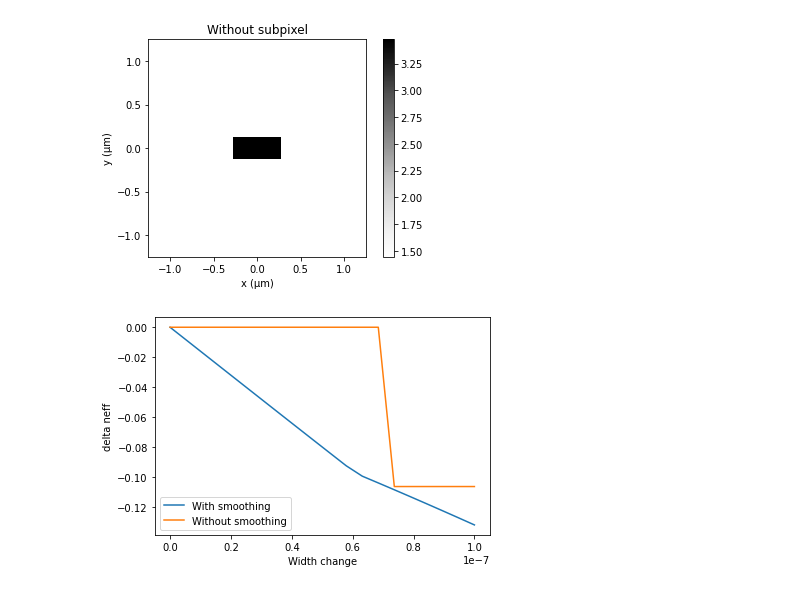
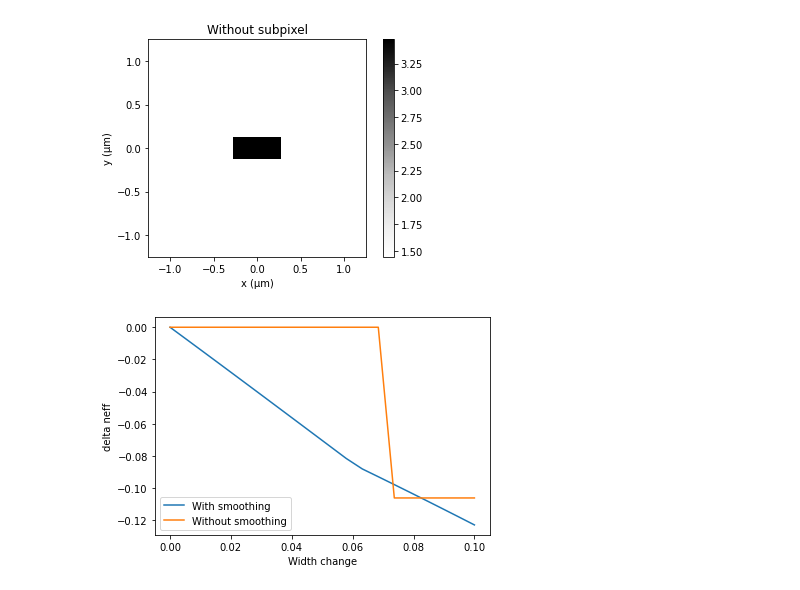
Before and after one commit to BYUCamachoLab/emepy, a Jupyter notebook: examples/tutorials/subpixel.ipynb, the cells around one changed output. Cells and saved outputs as stored; diff of their text form; code cells hidden in the pictures.

```diff
--- a/examples/tutorials/subpixel.ipynb
+++ b/examples/tutorials/subpixel.ipynb
@@ -8,9 +8,9 @@ from matplotlib import pyplot as plt
 from emepy.tools import circle_to_n
 from emepy.fd import MSEMpy
 
-def run(radius=1e-6, subpixel=True, mesh=50):
-    x = np.linspace(-1.25e-6, 1.25e-6, mesh)
-    y = np.linspace(-1.25e-6, 1.25e-6, mesh)
+def run(radius=1, subpixel=True, mesh=50):
+    x = np.linspace(-1.25, 1.25, mesh)
+    y = np.linspace(-1.25, 1.25, mesh)
     n = circle_to_n(
             (0, 0),
             radius,
@@ -22,7 +22,7 @@ def run(radius=1e-6, subpixel=True, mesh=50):
         )
     xx = ((x)[1:] + (x)[:-1]) / 2
     yy = ((y)[1:] + (y)[:-1]) / 2
-    ms = MSEMpy(wl=1.55e-6, n=n, x=xx, y=yy, num_modes=1)
+    ms = MSEMpy(wl=1.55, n=n, x=xx, y=yy, num_modes=1)
     ms.solve()
     return ms.get_mode()
 
@@ -41,17 +41,17 @@ plt.show()
 # %%
 with_smoothing = []
 without_smoothing = []
-alt = np.linspace(0, 1e-8, 20)
+alt = np.linspace(0, 1e-2, 20)
 
 for i, d in enumerate(alt):
-    mode1 = run(1e-6, True)
-    mode2 = run(1e-6 + d, True)
+    mode1 = run(1, True)
+    mode2 = run(1 + d, True)
     mode3 = mode1 - mode2
     mode3.n = mode2.n - mode1.n
     with_smoothing.append(np.real(mode1.neff - mode2.neff))
 
-    mode1 = run(1e-6, False)
-    mode2 = run(1e-6 + d, False)
+    mode1 = run(1, False)
+    mode2 = run(1 + d, False)
     mode3 = mode1 - mode2
     mode3.n = mode2.n - mode1.n
     without_smoothing.append(np.real(mode1.neff - mode2.neff))
@@ -73,14 +73,9 @@ from matplotlib import pyplot as plt
 from emepy.tools import rectangle_to_n
 from emepy.fd import MSEMpy
 
-def run(width=0.55e-6, subpixel=True, mesh=50):
-    x, y = (np.linspace(-1.25e-6,1.25e-6,mesh), np.linspace(-1.25e-6,1.25e-6,mesh))
-    ms = MSEMpy(wl=1.55e-6, width=width, thickness=0.22e-6, subpixel=subpixel, x=x, y=y)
-    # x, y = (np.linspace(-1.25e-6,1.25e-6,mesh), np.linspace(-1.25e-6,1.25e-6,mesh))
-    # n = rectangle_to_n((0,0), width, 0.22e-6, x,y, subpixel, 3.4, 1.5)
-    # xx = ((x)[1:] + (x)[:-1]) / 2
-    # yy = ((y)[1:] + (y)[:-1]) / 2
-    # ms = MSEMpy(wl=1.55e-6, n=n, x=xx, y=yy, num_modes=1)
+def run(width=0.55, subpixel=True, mesh=50):
+    x, y = (np.linspace(-1.25,1.25,mesh), np.linspace(-1.25,1.25,mesh))
+    ms = MSEMpy(wl=1.55, width=width, thickness=0.22, subpixel=subpixel, x=x, y=y)
     ms.solve()
     return ms.get_mode()
 
@@ -99,27 +94,27 @@ plt.show()
 # %%
 with_smoothing = []
 without_smoothing = []
-alt = np.linspace(0, 1e-7, 20)
+alt = np.linspace(0, 1e-1, 20)
 
 for i, d in enumerate(alt):
-    mode1 = run(0.5e-6, True, mesh=50)
-    mode2 = run(0.5e-6 + d, True, mesh=50)
+    mode1 = run(0.5, True, mesh=50)
+    mode2 = run(0.5 + d, True, mesh=50)
     mode3 = mode1 - mode2
     mode3.n = mode2.n - mode1.n
     with_smoothing.append(np.real(mode1.neff - mode2.neff))
 
-    mode1 = run(0.5e-6, False, mesh=49)
-    mode2 = run(0.5e-6 + d, False, mesh=49)
+    mode1 = run(0.5, False, mesh=49)
+    mode2 = run(0.5 + d, False, mesh=49)
     mode3 = mode1 - mode2
     mode3.n = mode2.n - mode1.n
     without_smoothing.append(np.real(mode1.neff - mode2.neff))
 
 plt.figure()
 plt.plot(alt, with_smoothing, label="With smoothing")
 plt.plot(alt, without_smoothing, label="Without smoothing")
 plt.xlabel("Width change")
 plt.ylabel("delta neff")
 plt.legend()
 plt.show()
 # %% [output]
-[figure, old version]
+[figure, new version]
```
Also changed, not shown: parts of 1 cell of this notebook, 26 other files.
